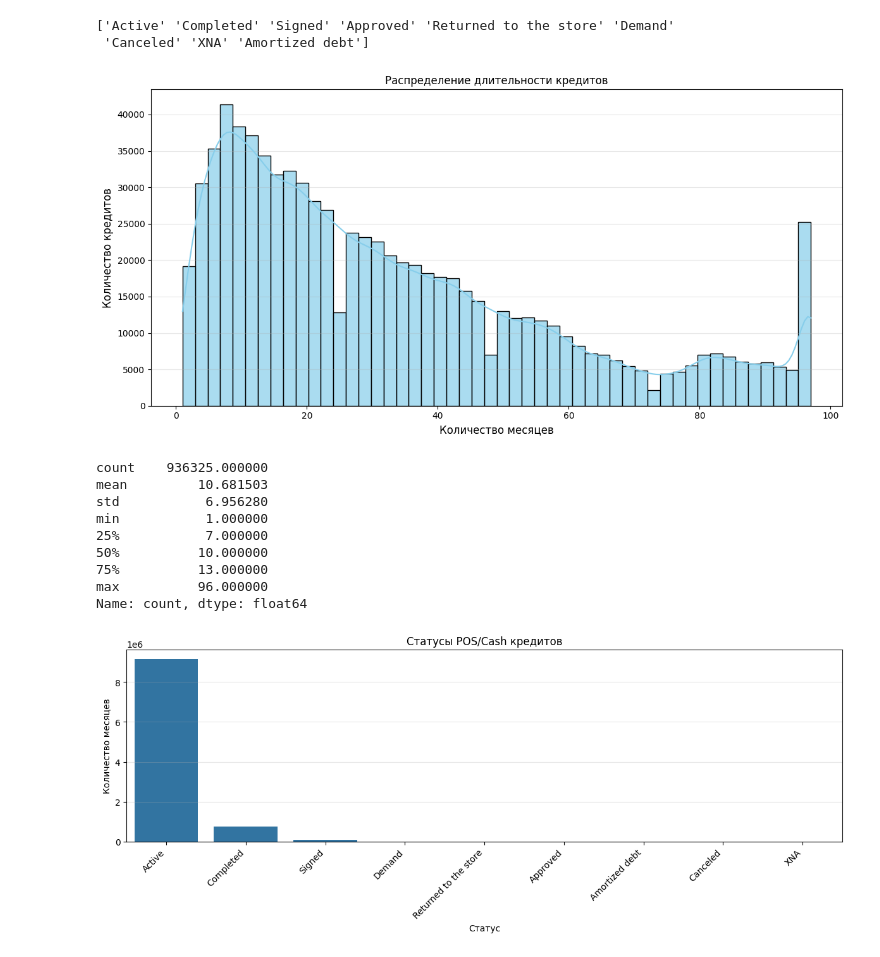
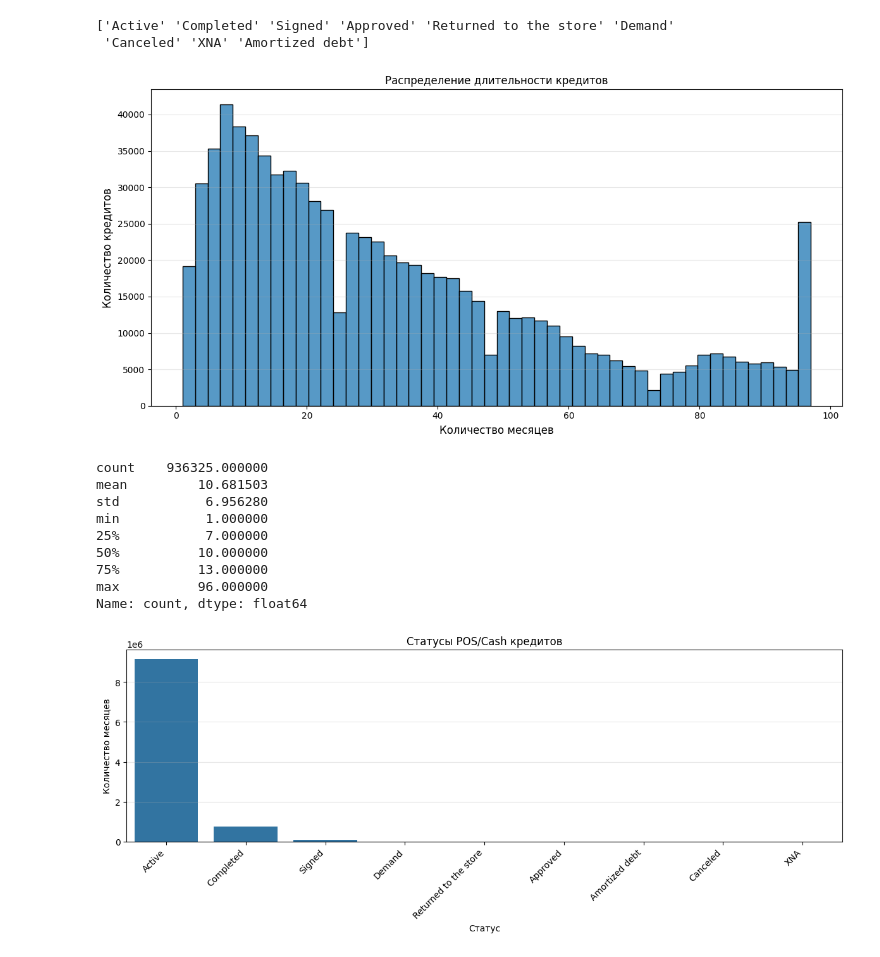
Before and after one commit to malakhovs04/Home-Credit-Default-Risk, a Jupyter notebook: check_tables.ipynb, the cells around one changed output. Drawn from its saved outputs; the diff is of its cells as text; code cells hidden in the pictures.

```diff
--- a/check_tables.ipynb
+++ b/check_tables.ipynb
@@ -588,19 +588,19 @@ print(df_p_c['name_contract_status'].unique())
 # %%
 months_per_prev = df_p_c['sk_id_prev'].value_counts()
 
 plt.figure(figsize=(12, 6))
-sns.histplot(months_per_credit, bins=50, kde=True, color='skyblue', edgecolor='black', alpha=0.7)
+sns.histplot(months_per_credit, bins=50)
 
 plt.title('Распределение длительности кредитов')
 plt.xlabel('Количество месяцев', fontsize=12)
 plt.ylabel('Количество кредитов', fontsize=12)
 plt.grid(axis='y', alpha=0.3)
 plt.tight_layout()
 plt.show()
 
 print(months_per_prev.describe())
 # %% [output]
-[figure, old version]
+[figure, new version]
 count    936325.000000
 mean         10.681503
 std           6.956280
```
Also changed, not shown: parts of 10 cells of this notebook.
